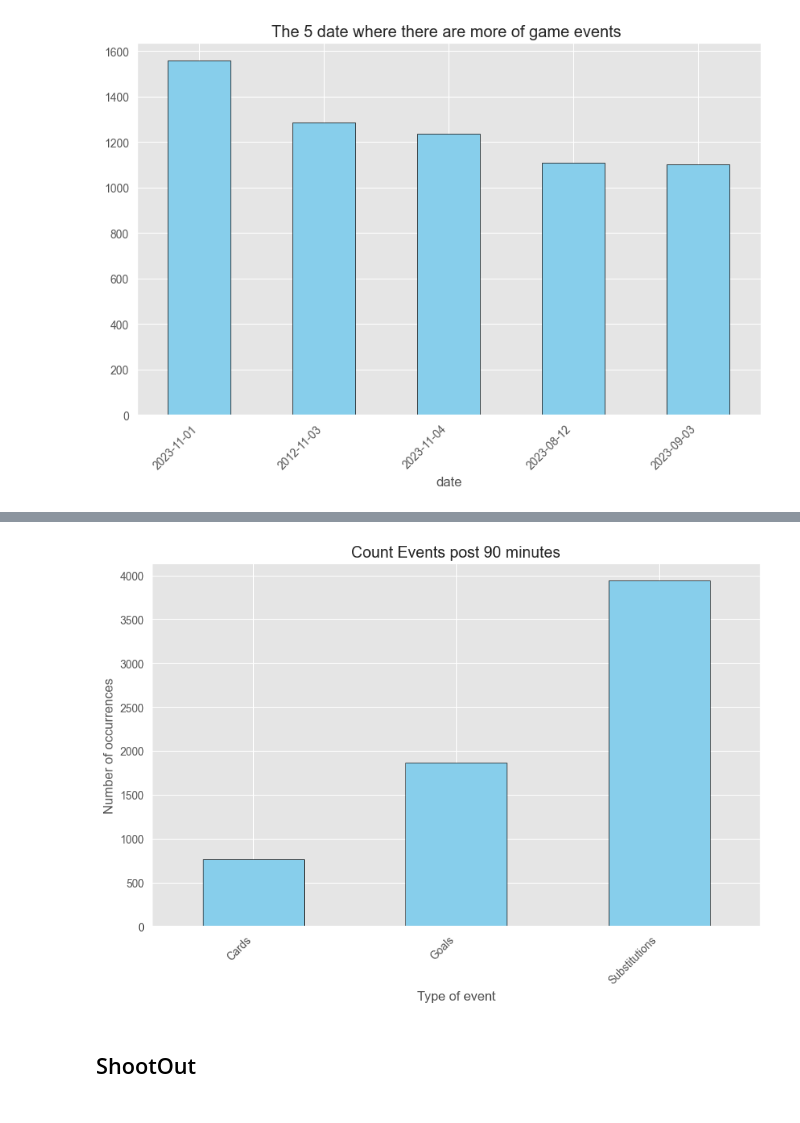
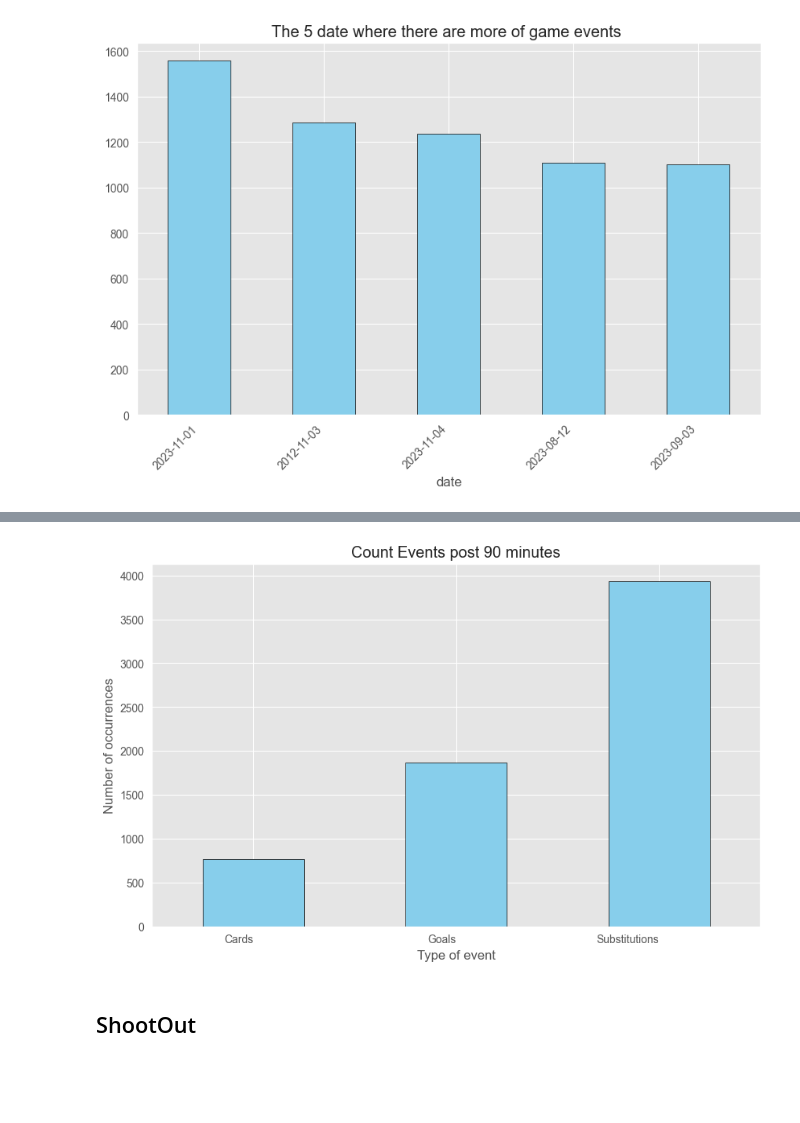
Before and after one commit to Bilguun-Batsaikhan/IUM-TWEB, a Jupyter notebook: Solution/jupyter_notebook/game_events.ipynb, the cells around one changed output, grey strips where cells are left out. Drawn from its saved outputs; the diff is of its cells as text; code cells hidden in the pictures; blank space fills up the shorter version.

```diff
--- a/Solution/jupyter_notebook/game_events.ipynb
+++ b/Solution/jupyter_notebook/game_events.ipynb
@@ -567,17 +554,17 @@ copy_game_events.query("club_id == 1")
 # %%
 events_after_90 = copy_game_events.loc[copy_game_events['minute'] > 90]
 event_type_counts = events_after_90.groupby('type').size()
 event_type_counts.plot(kind='bar',
                        title= 'Count Events post 90 minutes',
                        figsize=(10, 6),
                        color='skyblue',
                        edgecolor='black')
 plt.xlabel('Type of event')
 plt.ylabel('Number of occurrences')
-plt.xticks(rotation=45, ha='right')
+plt.xticks(rotation=0, ha='right')
 plt.show()
 # %% [output]
-[figure, old version]
+[figure, new version]
 # %% [markdown]
 <h2> ShootOut <h2>
 # %%
```
Also changed, not shown: parts of 10 cells of this notebook.
